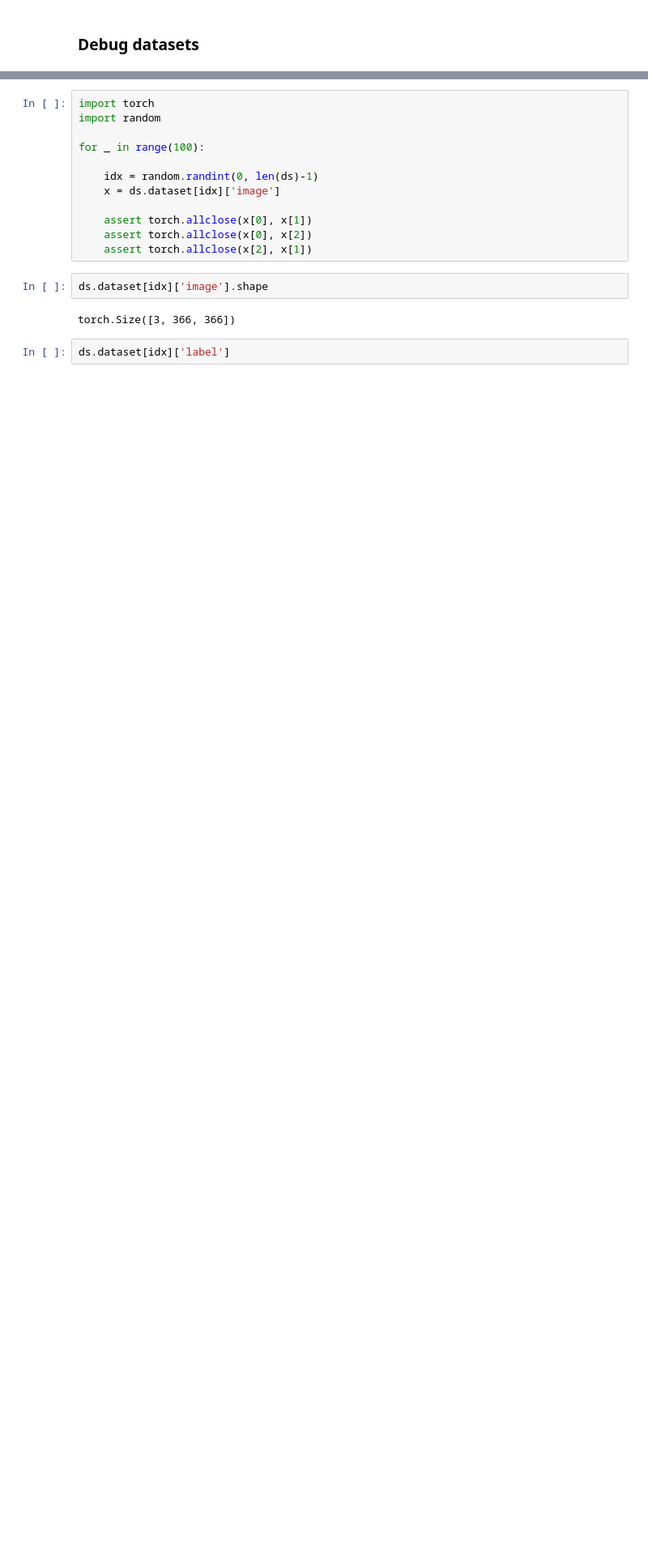
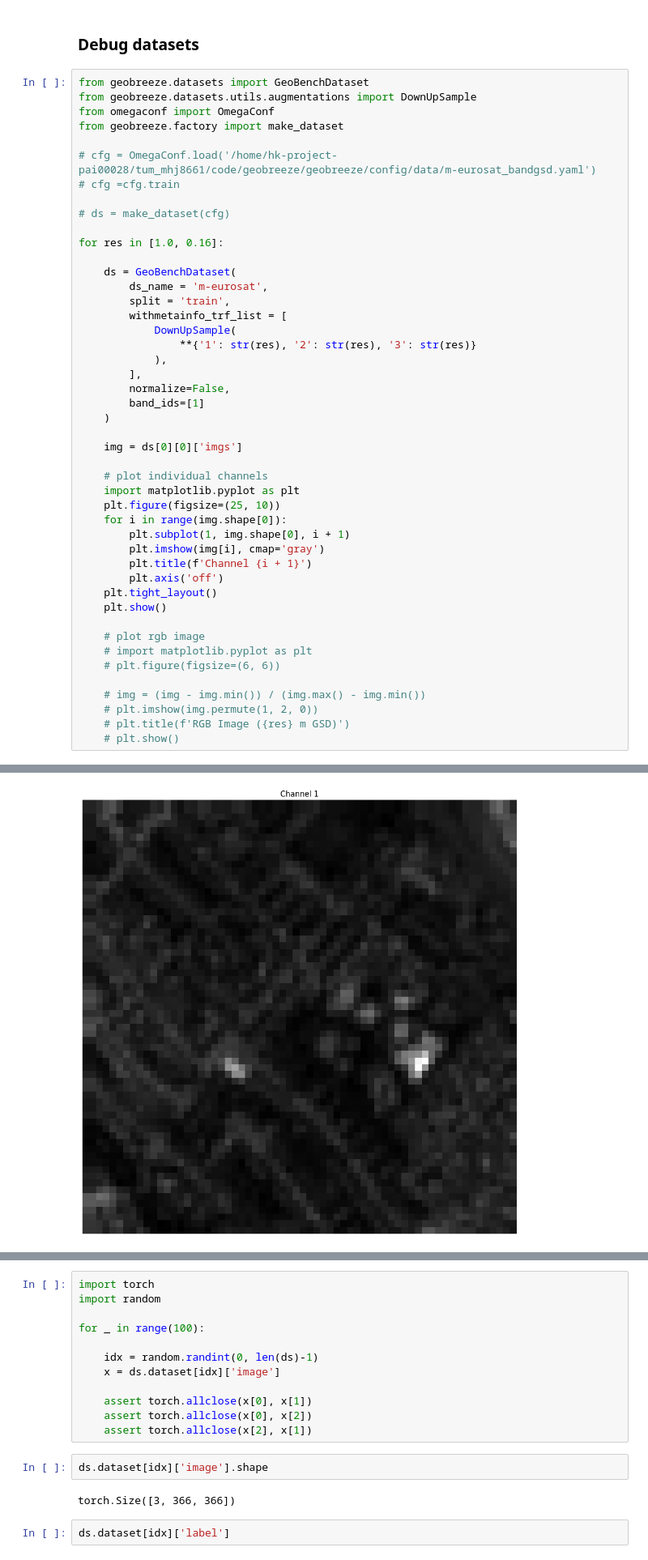
Before and after one commit to geobreeze/geobreeze, a Jupyter notebook: gb.ipynb, the cells around one changed output, grey strips where cells are left out. Shown at 81% size. Cells and saved outputs as stored; diff of their text form; blank space fills up the shorter version.

```diff
--- a/gb.ipynb
+++ b/gb.ipynb
@@ -1359,3 +1550,50 @@ print(df.to_latex())
 \end{tabular}
 # %% [markdown]
 ### Debug datasets
+# %%
+from geobreeze.datasets import GeoBenchDataset
+from geobreeze.datasets.utils.augmentations import DownUpSample
+from omegaconf import OmegaConf
+from geobreeze.factory import make_dataset
+
+# cfg = OmegaConf.load('/home/hk-project-pai00028/tum_mhj8661/code/geobreeze/geobreeze/config/data/m-eurosat_bandgsd.yaml')
+# cfg =cfg.train
+
+# ds = make_dataset(cfg)
+
+for res in [1.0, 0.16]:
+
+    ds = GeoBenchDataset(
+        ds_name = 'm-eurosat',
+        split = 'train',
+        withmetainfo_trf_list = [
+            DownUpSample(
+                **{'1': str(res), '2': str(res), '3': str(res)}
+            ),
+        ],
+        normalize=False,
+        band_ids=[1]
+    )
+
+    img = ds[0][0]['imgs']
+
+    # plot individual channels
+    import matplotlib.pyplot as plt
+    plt.figure(figsize=(25, 10))
+    for i in range(img.shape[0]):
+        plt.subplot(1, img.shape[0], i + 1)
+        plt.imshow(img[i], cmap='gray')
+        plt.title(f'Channel {i + 1}')
+        plt.axis('off')
+    plt.tight_layout()
+    plt.show()
+
+    # plot rgb image
+    # import matplotlib.pyplot as plt
+    # plt.figure(figsize=(6, 6))
+
+    # img = (img - img.min()) / (img.max() - img.min())
+    # plt.imshow(img.permute(1, 2, 0))
+    # plt.title(f'RGB Image ({res} m GSD)')
+    # plt.show()
+# %% [output]
@@ -1361,0 +1602 @@ print(df.to_latex())
+[figure, added]
```
Also changed, not shown: parts of 20 cells of this notebook, 15 other files.
